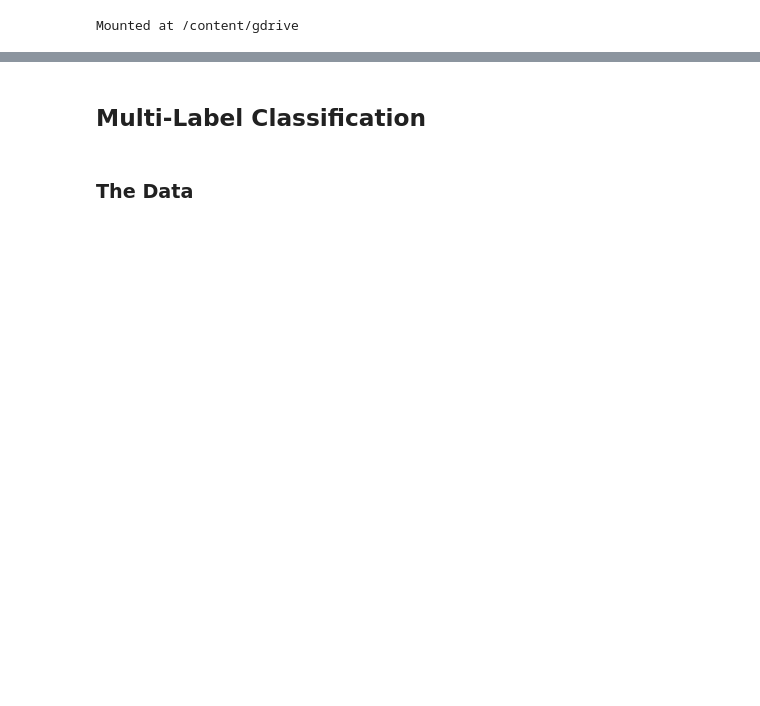
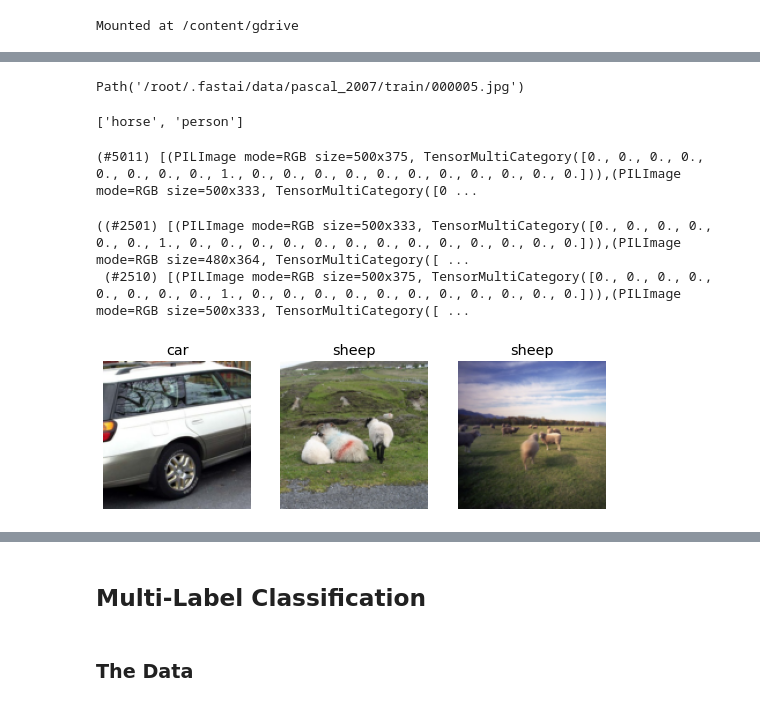
Before and after one commit to epm2wi/fastbook, a Jupyter notebook: clean/06_multicat.ipynb, the cells around one changed output, grey strips where cells are left out. Drawn from its saved outputs; the diff is of its cells as text; code cells hidden in the pictures; blank space fills up the shorter version.

Commit message:
multicagory lab

```diff
--- a/clean/06_multicat.ipynb
+++ b/clean/06_multicat.ipynb
@@ -12,0 +31,36 @@ from fastbook import *
+# %%
+def get_fname(r):
+  return path /'train' / r['fname']
+get_fname(df.iloc[0])
+# %% [output]
+Path('/root/.fastai/data/pascal_2007/train/000005.jpg')
+# %%
+def get_labels(r):
+  return r['labels'].split(' ')
+get_labels(df.iloc[1])
+get_labels(df.iloc[2])
+# %% [output]
+['horse', 'person']
+# %%
+def split_train_val(df):
+  val=df.index[df['is_valid']==True].tolist()
+  train=df.index[~df['is_valid']==True].tolist()
+  return train,val
+# %%
+dblock=DataBlock(blocks=(ImageBlock,MultiCategoryBlock),get_x=get_fname,get_y=get_labels,
+                 splitter=split_train_val,
+                 item_tfms=RandomResizedCrop(128, min_scale=0.35) )
+dsets=dblock.datasets(df)
+dsets
+# %% [output]
+(#5011) [(PILImage mode=RGB size=500x375, TensorMultiCategory([0., 0., 0., 0., 0., 0., 0., 0., 1., 0., 0., 0., 0., 0., 0., 0., 0., 0., 0., 0.])),(PILImage mode=RGB size=500x333, TensorMultiCategory([0 ...
+# %%
+dls =dblock.dataloaders(df)
+dls.train_ds,dls.valid_ds
+# %% [output]
+((#2501) [(PILImage mode=RGB size=500x333, TensorMultiCategory([0., 0., 0., 0., 0., 0., 1., 0., 0., 0., 0., 0., 0., 0., 0., 0., 0., 0., 0., 0.])),(PILImage mode=RGB size=480x364, TensorMultiCategory([ ...
+ (#2510) [(PILImage mode=RGB size=500x375, TensorMultiCategory([0., 0., 0., 0., 0., 0., 0., 0., 1., 0., 0., 0., 0., 0., 0., 0., 0., 0., 0., 0.])),(PILImage mode=RGB size=500x333, TensorMultiCategory([ ...
+# %%
+dls.show_batch(nrows=1, ncols=3)
+# %% [output]
+[figure, added]
```
Also changed, not shown: parts of 33 cells of this notebook.
